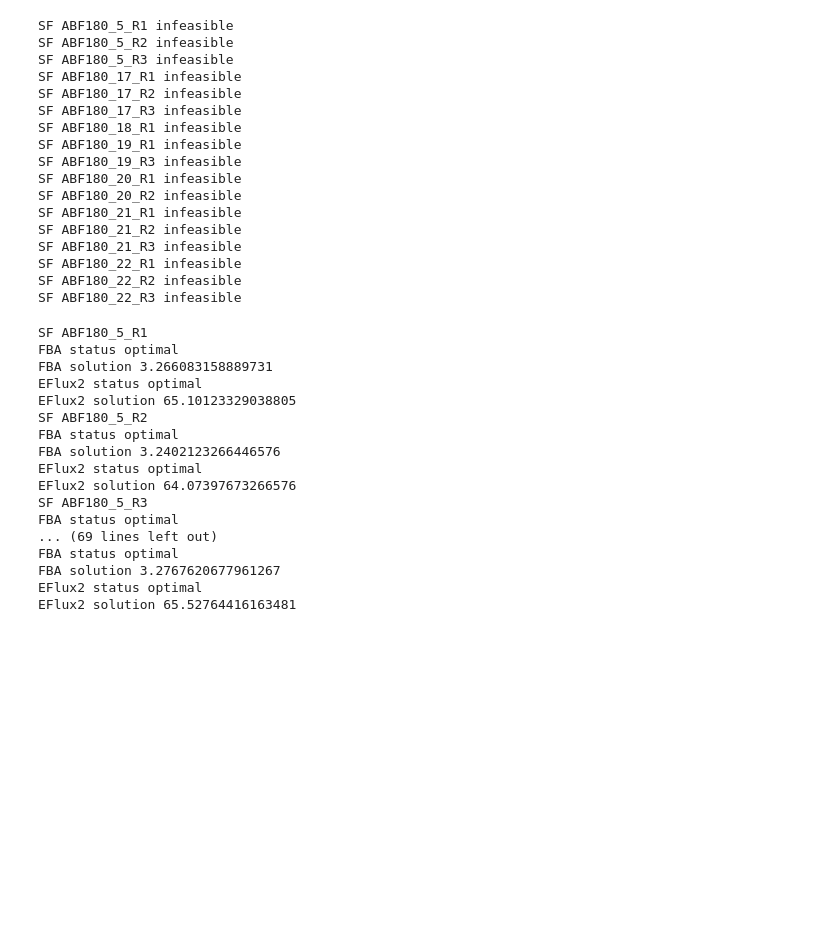
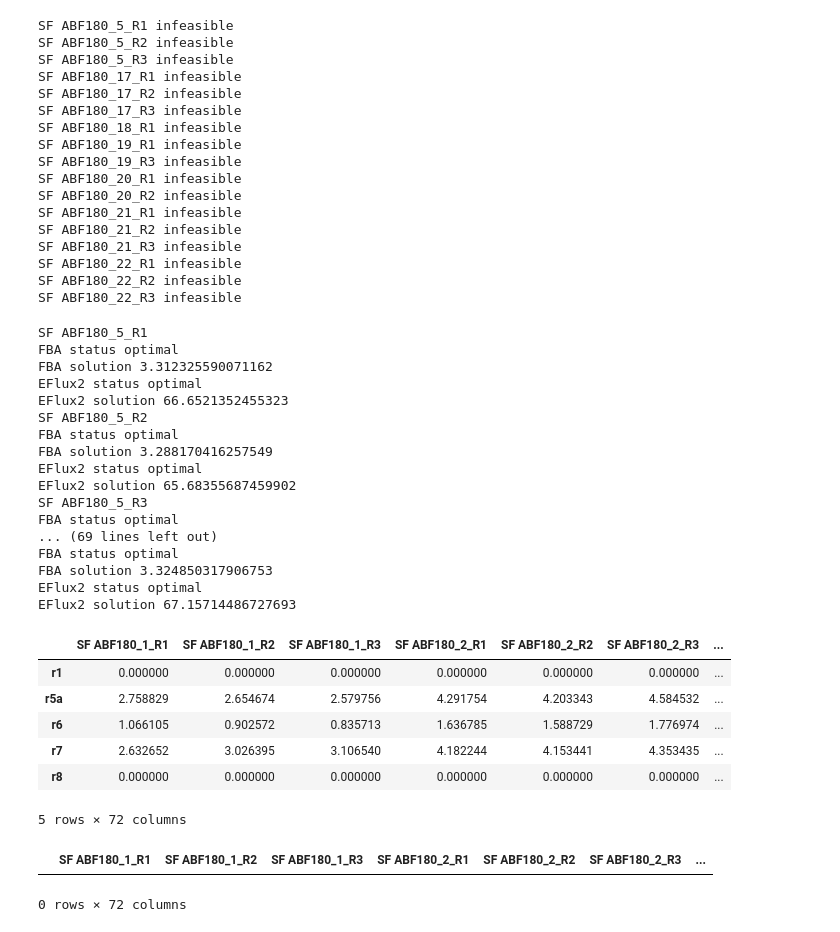
Before and after one commit to AgileBioFoundry/AspergillusQ4Milestone, a Jupyter notebook: notebooks/round2/Eflux4A.niger.ipynb, the cells around one changed output. Saved outputs shown, nothing was run; the diff lists cells and outputs as text; code cells hidden in the pictures; blank space fills up the shorter version.

```diff
--- a/notebooks/round2/Eflux4A.niger.ipynb
+++ b/notebooks/round2/Eflux4A.niger.ipynb
@@ -120,0 +134,3 @@ normalized_line_rates
+# %%
+# Remove negative values
+normalized_line_rates[normalized_line_rates < 0] = 0.0
@@ -222,26 +240,39 @@ for rep in global_prot.columns:
 # %% [output]
 SF ABF180_5_R1
 FBA status optimal
-FBA solution 3.266083158889731
+FBA solution 3.312325590071162
 EFlux2 status optimal
-EFlux2 solution 65.10123329038805
+EFlux2 solution 66.6521352455323
 SF ABF180_5_R2
 FBA status optimal
-FBA solution 3.2402123266446576
+FBA solution 3.288170416257549
 EFlux2 status optimal
-EFlux2 solution 64.07397673266576
+EFlux2 solution 65.68355687459902
 SF ABF180_5_R3
 FBA status optimal
 ... (69 lines left out)
 FBA status optimal
-FBA solution 3.2767620677961267
+FBA solution 3.324850317906753
 EFlux2 status optimal
-EFlux2 solution 65.52764416163481
+EFlux2 solution 67.15714486727693
 # %%
 for rep in global_prot.columns:
     if fluxes[rep].status is not 'optimal':
         print(rep, fluxes[rep].status)
 # %%
-efluxes = pd.DataFrame(dict([(rep, fluxes[rep].to_frame()['fluxes']) for rep in fluxes]))
-eflux_rates = efluxes*ref_line_glucose_rate
-eflux_rates.to_csv('../../data/round2/Eflux2_flux_rates.csv')
+eflux_rates = pd.DataFrame(dict([(rep, fluxes[rep].to_frame()['fluxes']) for rep in fluxes]))
+eflux_rates = eflux_rates*ref_line_glucose_rate
+eflux_rates.head()
+# %% [output]
+|  | SF ABF180_1_R1 | SF ABF180_1_R2 | SF ABF180_1_R3 | SF ABF180_2_R1 | SF ABF180_2_R2 | SF ABF180_2_R3 | ... |
+| r1 | 0.000000 | 0.000000 | 0.000000 | 0.000000 | 0.000000 | 0.000000 | ... |
+| r5a | 2.758829 | 2.654674 | 2.579756 | 4.291754 | 4.203343 | 4.584532 | ... |
+| r6 | 1.066105 | 0.902572 | 0.835713 | 1.636785 | 1.588729 | 1.776974 | ... |
+| r7 | 2.632652 | 3.026395 | 3.106540 | 4.182244 | 4.153441 | 4.353435 | ... |
+| r8 | 0.000000 | 0.000000 | 0.000000 | 0.000000 | 0.000000 | 0.000000 | ... |
+5 rows × 72 columns
+# %%
+eflux_rates[(eflux_rates < 0).any(axis=1)]
+# %% [output]
+|  | SF ABF180_1_R1 | SF ABF180_1_R2 | SF ABF180_1_R3 | SF ABF180_2_R1 | SF ABF180_2_R2 | SF ABF180_2_R3 | ... |
+0 rows × 72 columns
```
Also changed, not shown: parts of 6 cells of this notebook, 7 other files.
